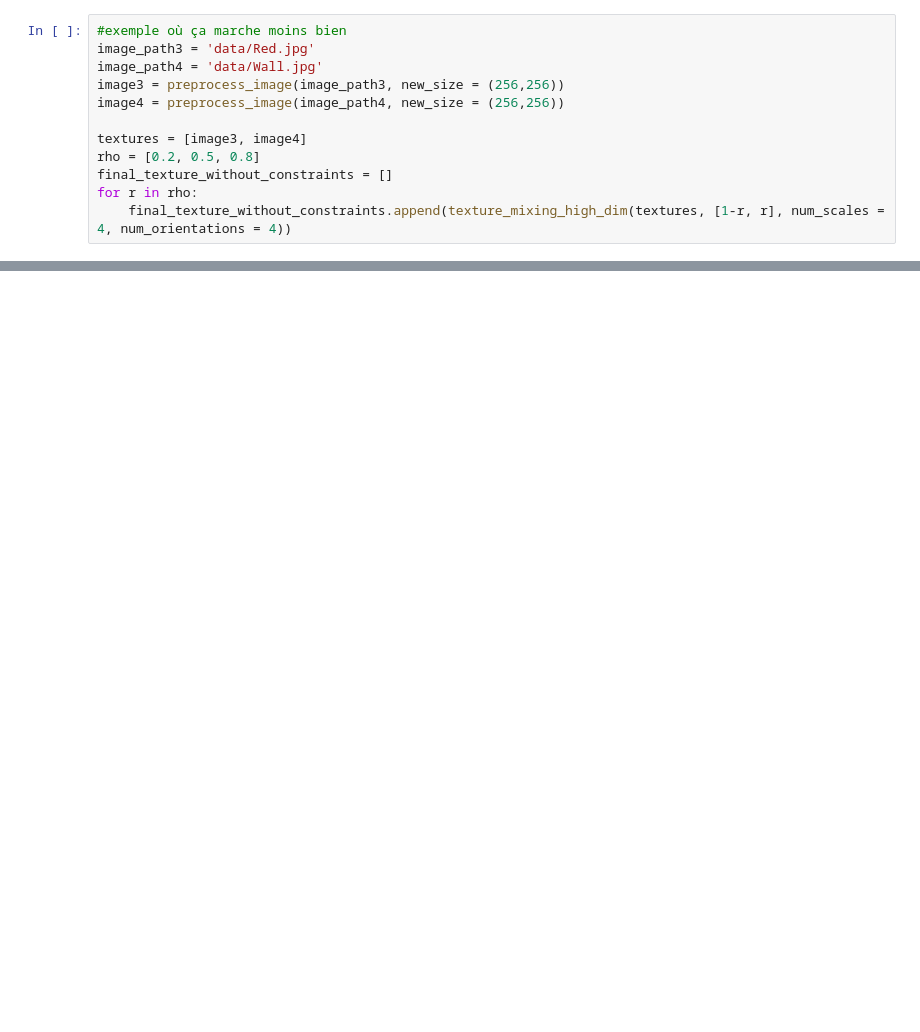
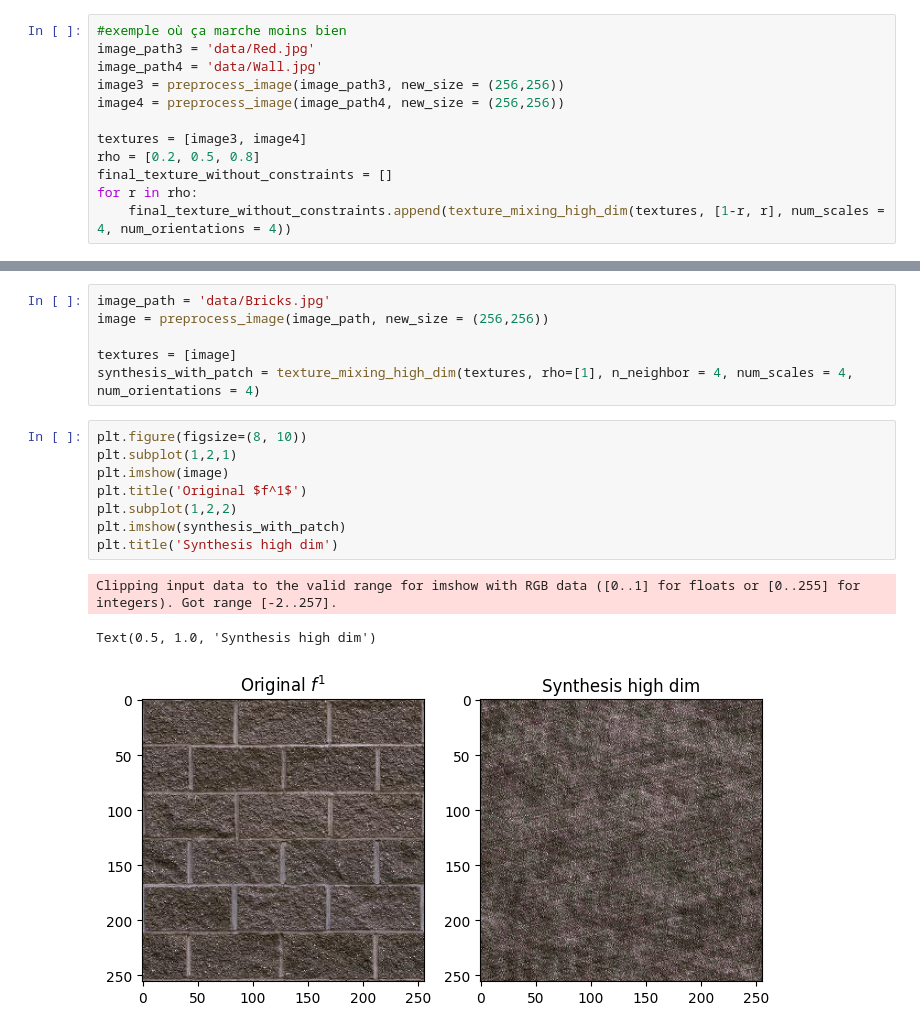
Before and after one commit to mchabrol/Convolutional-Wasserstein-Distances, a Jupyter notebook: high_dimensional_texture_mixing.ipynb, the cells around one changed output, grey strips where cells are left out. Cells and saved outputs as stored; diff of their text form; blank space fills up the shorter version.

```diff
--- a/high_dimensional_texture_mixing.ipynb
+++ b/high_dimensional_texture_mixing.ipynb
@@ -159,0 +161,18 @@ Text(0.5, 1.0, 'Original $f^2$')
+# %%
+image_path = 'data/Bricks.jpg'
+image = preprocess_image(image_path, new_size = (256,256))
+
+textures = [image]
+synthesis_with_patch = texture_mixing_high_dim(textures, rho=[1], n_neighbor = 4, num_scales = 4, num_orientations = 4)
+# %%
+plt.figure(figsize=(8, 10))
+plt.subplot(1,2,1)
+plt.imshow(image)
+plt.title('Original $f^1$')
+plt.subplot(1,2,2)
+plt.imshow(synthesis_with_patch)
+plt.title('Synthesis high dim')
+# %% [output]
+Clipping input data to the valid range for imshow with RGB data ([0..1] for floats or [0..255] for integers). Got range [-2..257].
+Text(0.5, 1.0, 'Synthesis high dim')
+[figure, added]
```
Also changed, not shown: parts of 6 cells of this notebook.
